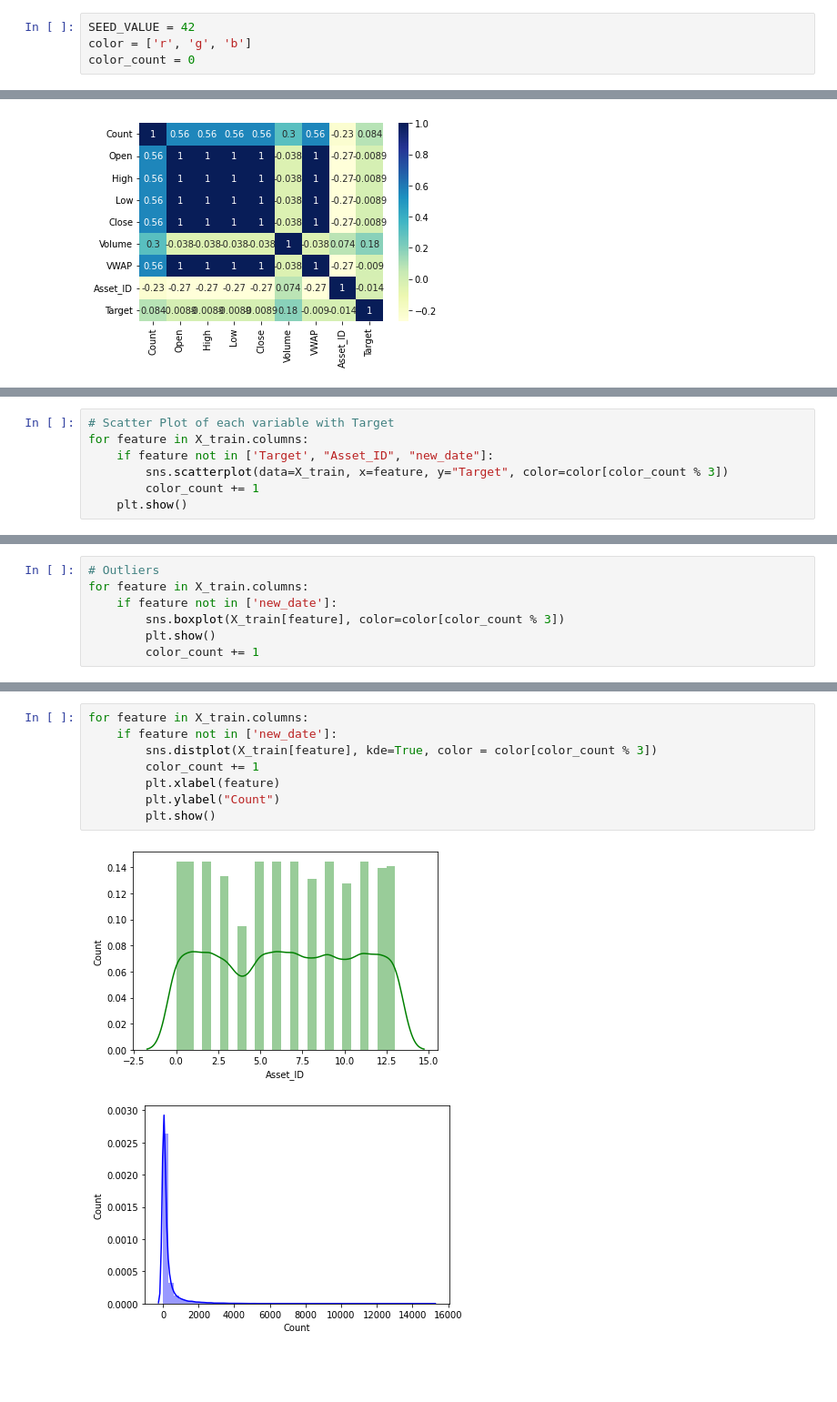
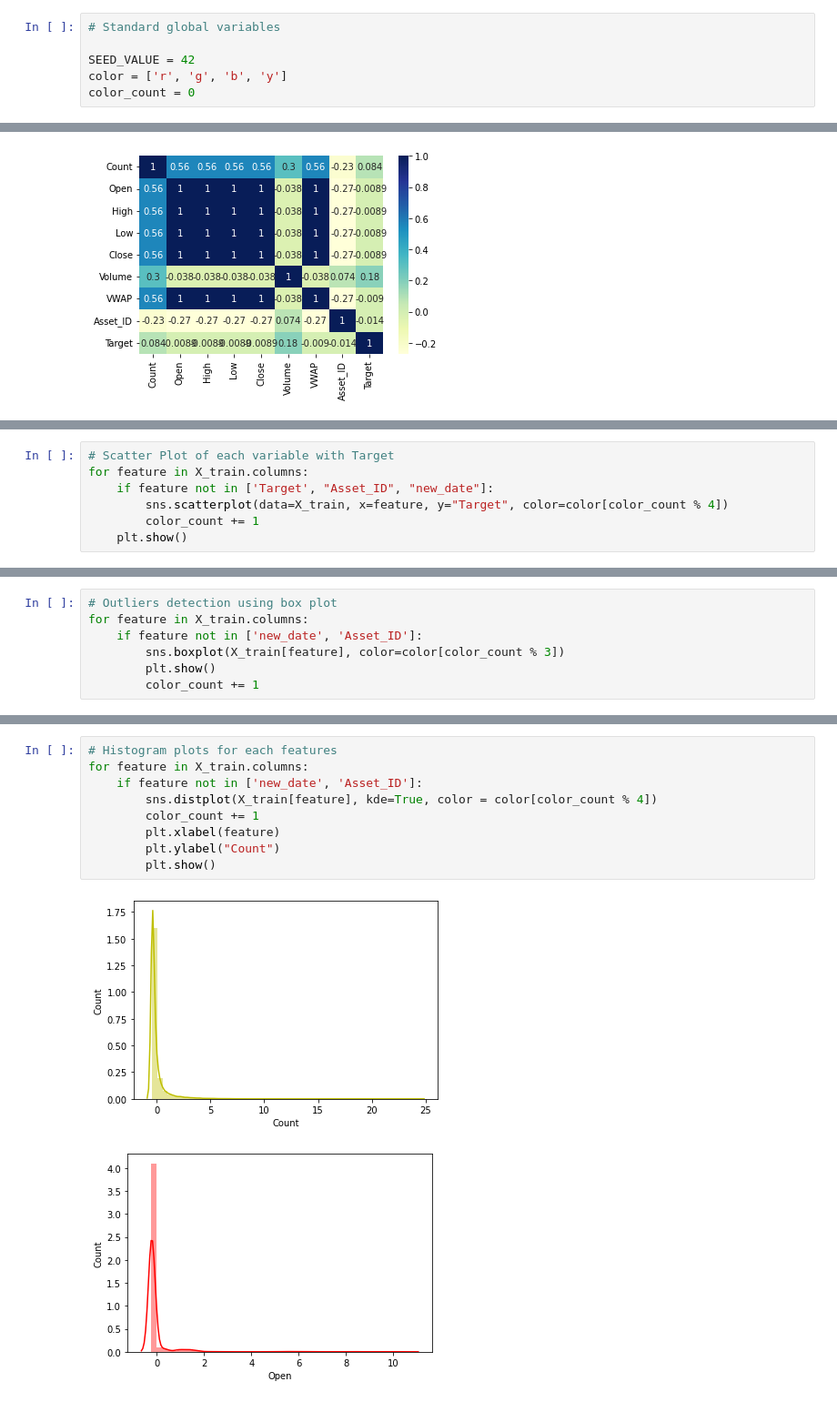
Before and after one commit to kashvi05/CSE523-Machine-Learning-2022-CryptoPolice, a Jupyter notebook: Exploratory Data Analysis.ipynb, the cells around one changed output, grey strips where cells are left out. Shown at 91% size. Drawn from its saved outputs; the diff is of its cells as text; blank space fills up the shorter version.

```diff
--- a/Exploratory Data Analysis.ipynb
+++ b/Exploratory Data Analysis.ipynb
@@ -6,6 +6,8 @@ import matplotlib
 import matplotlib.pyplot as plt
 # %%
+# Standard global variables
+
 SEED_VALUE = 42
-color = ['r', 'g', 'b']
+color = ['r', 'g', 'b', 'y']
 color_count = 0
 # %%
@@ -34,7 +37,7 @@ plt.show()
 # Scatter Plot of each variable with Target
 for feature in X_train.columns:
     if feature not in ['Target', "Asset_ID", "new_date"]:
-        sns.scatterplot(data=X_train, x=feature, y="Target", color=color[color_count % 3])
+        sns.scatterplot(data=X_train, x=feature, y="Target", color=color[color_count % 4])
         color_count += 1
     plt.show()
 # %% [output]
@@ -48,7 +51,7 @@ for feature in X_train.columns:
 # %%
-# Outliers
+# Outliers detection using box plot
 for feature in X_train.columns:
-    if feature not in ['new_date']:
+    if feature not in ['new_date', 'Asset_ID']:
         sns.boxplot(X_train[feature], color=color[color_count % 3])
         plt.show()
         color_count += 1
@@ -65,11 +71,12 @@ for feature in X_train.columns:
 # %%
+# Histogram plots for each features
 for feature in X_train.columns:
-    if feature not in ['new_date']:
-        sns.distplot(X_train[feature], kde=True, color = color[color_count % 3])
+    if feature not in ['new_date', 'Asset_ID']:
+        sns.distplot(X_train[feature], kde=True, color = color[color_count % 4])
         color_count += 1
         plt.xlabel(feature)
         plt.ylabel("Count")
         plt.show()
 # %% [output]
-[figure, old version]
+[figure, new version]
-[figure, old version]
+[figure, new version]
```
Also changed, not shown: parts of 15 cells of this notebook.
